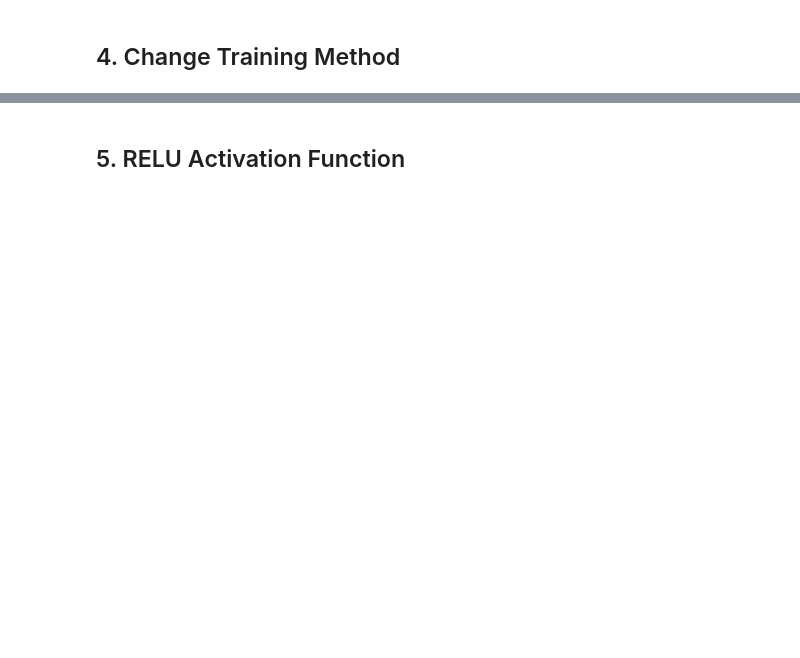
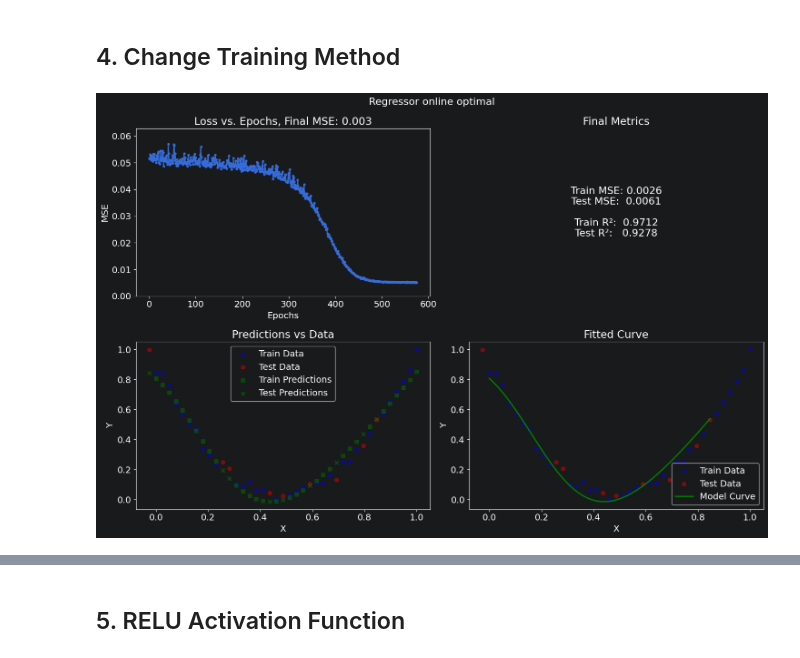
Before and after one commit to druidmentalized/MIWTutorials, a Jupyter notebook: Project3/regression.ipynb, the cells around one changed output, grey strips where cells are left out. Saved outputs shown, nothing was run; the diff lists cells and outputs as text; code cells hidden in the pictures; blank space fills up the shorter version.

Commit message:
fix: solve other tasks

```diff
--- a/Project3/regression.ipynb
+++ b/Project3/regression.ipynb
@@ -35,2 +61,9 @@ visualize(regressor, X_train, y_train, X_test, y_test)
 # %% [markdown]
 ## 4. Change Training Method
+# %%
+regressor_online = MLPRegressor(hidden_layer_sizes=(100, 50), activation="tanh", solver='sgd', batch_size=1, max_iter=2000, n_iter_no_change=100, random_state=rs)
+regressor_online.fit(X_train, y_train)
+
+visualize(regressor_online, X_train, y_train, X_test, y_test, title="Regressor online optimal")
+# %% [output]
+[figure, added]
```
Also changed, not shown: parts of 13 cells of this notebook.
